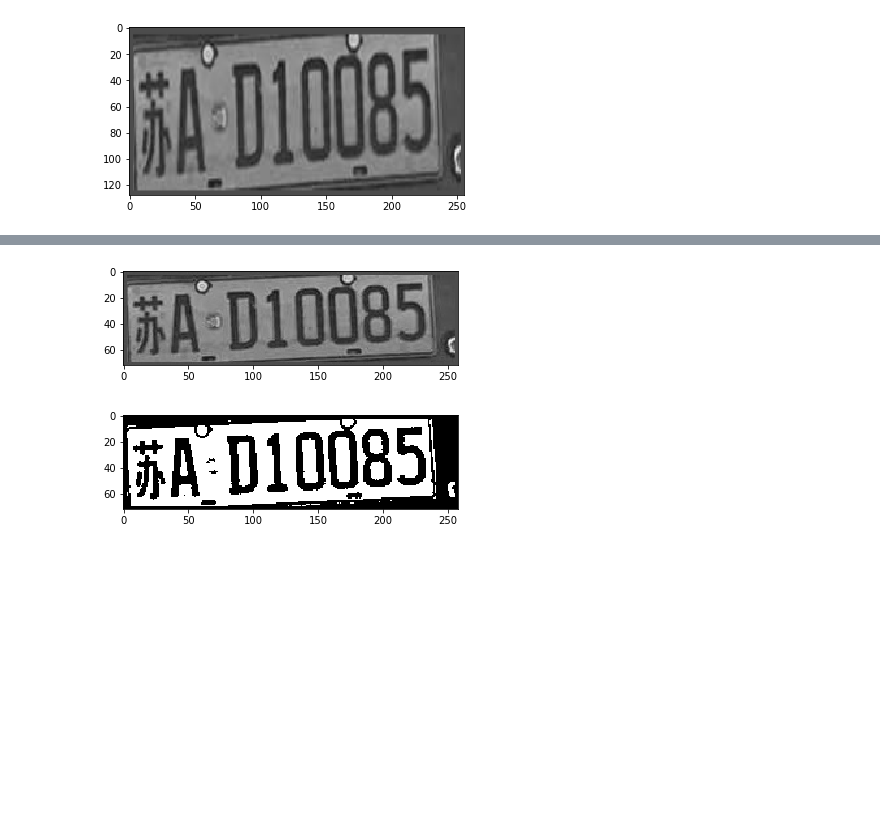
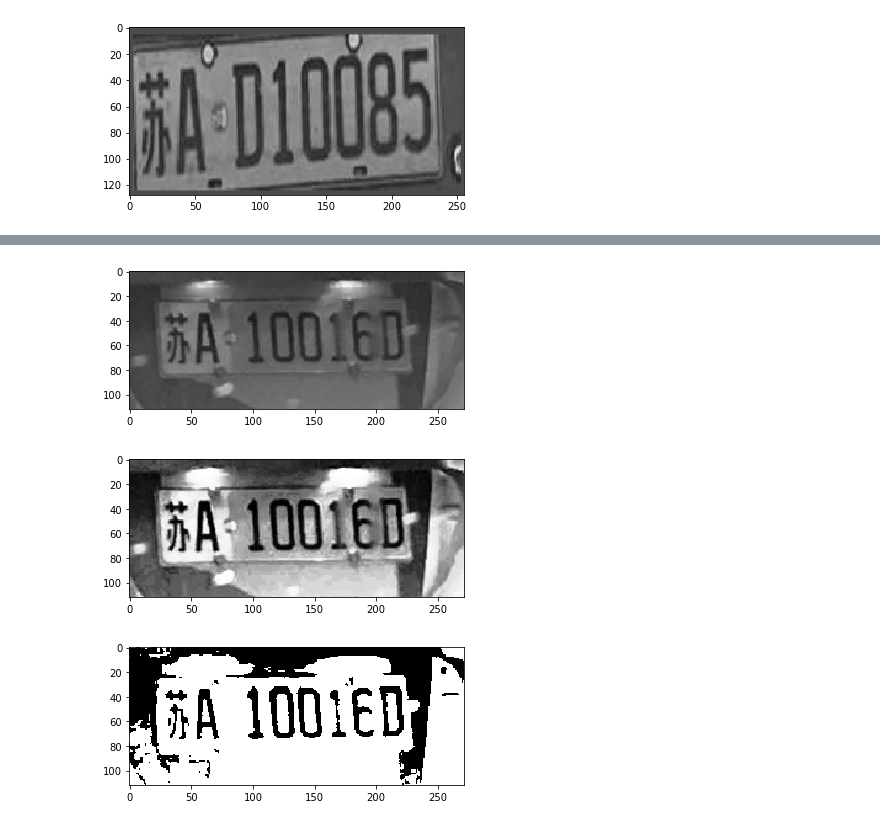
Before and after one commit to dablyo/anpr, a Jupyter notebook: tnpr-newenergy.ipynb, the cells around one changed output, grey strips where cells are left out. Drawn from its saved outputs; the diff is of its cells as text; code cells hidden in the pictures; blank space fills up the shorter version.

```diff
--- a/tnpr-newenergy.ipynb
+++ b/tnpr-newenergy.ipynb
@@ -142,6 +167,7 @@ imshow(detect[0])
 # %%
 #字符切割
 CHARFILE='/home/wang/git/nppic/0.jpg'
+CHARFILE='/home/wang/git/anpr/data/2017-05-10_105333.png'
 imgchar=cv2.imread(CHARFILE)
 #imgchar=cv2.resize(charimg,(500,120))
 imshow(imgchar)
@@ -150,13 +176,17 @@ imshow(imgchar)
 # %%
 gray_img = cv2.cvtColor(imgchar.copy(),cv2.COLOR_BGR2GRAY)  #灰度
 imshow(gray_img)
+gray_img =cv2.equalizeHist(gray_img)  #直方图均衡化，新增
+imshow(gray_img)
 # %% [output]
-[figure, old version]
+[figure, new version]
+[figure, added]
 # %%
-_,threshold_img  = cv2.threshold(gray_img, 100, 255, cv2.THRESH_BINARY) #二值化
+#_,threshold_img  = cv2.threshold(gray_img, 100, 255, cv2.THRESH_BINARY) #二值化
+_,threshold_img  = cv2.threshold(gray_img, 80, 255, cv2.THRESH_BINARY) #二值化
 imshow(threshold_img)
 # %% [output]
-[figure, old version]
+[figure, new version]
 # %%
 kernel = cv2.getStructuringElement(cv2.MORPH_RECT,(3,3)) #闭操作
 eroded = cv2.erode(threshold_img,kernel)
```
Also changed, not shown: parts of 16 cells of this notebook, 2 other files.
